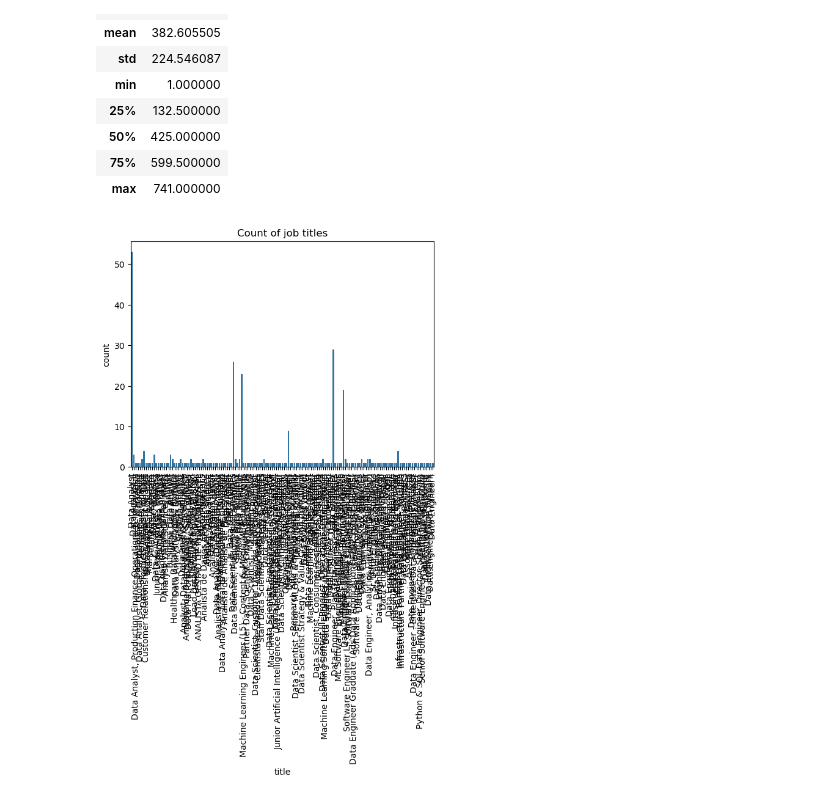
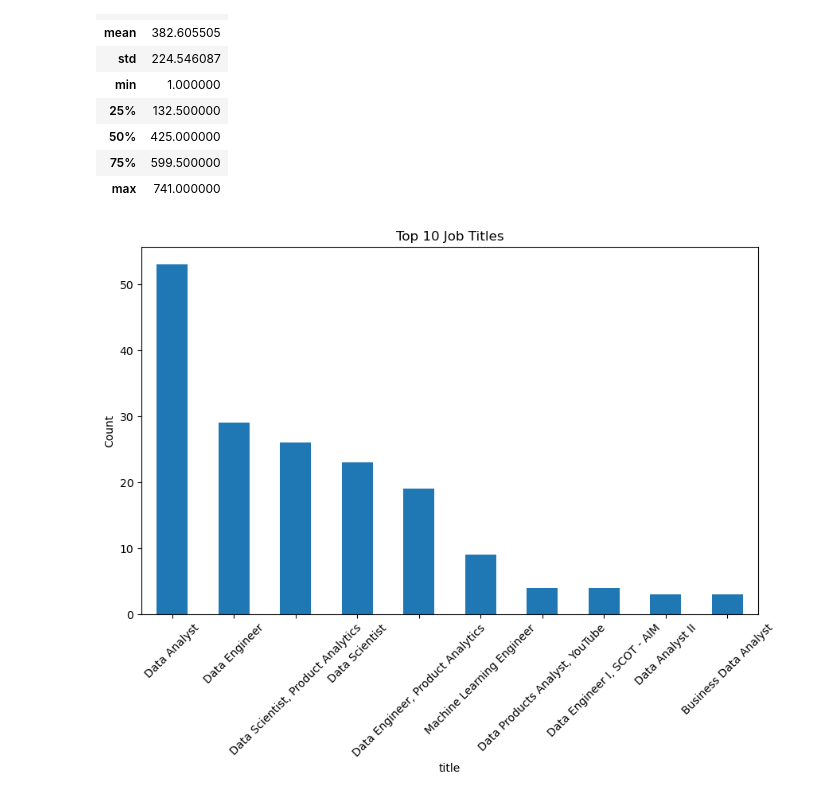
Before and after one commit to kxrrym03/LinkedIn-Data-Jobs, a Jupyter notebook: LinkedIn Data Jobs Analysis.ipynb, the cells around one changed output. Cells and saved outputs as stored; diff of their text form; code cells hidden in the pictures.

```diff
--- a/LinkedIn Data Jobs Analysis.ipynb
+++ b/LinkedIn Data Jobs Analysis.ipynb
@@ -72,8 +72,14 @@ data.describe()
 | 75% | 599.500000 |
 | max | 741.000000 |
 # %%
-sns.countplot(data=data, x='title')
-plt.title('Count of job titles')
-plt.xticks(rot
+import matplotlib.pyplot as plt
+import seaborn as sns
+
+plt.figure(figsize=(10,6))
+data['title'].value_counts().nlargest(10).plot(kind='bar')
+plt.title("Top 10 Job Titles")
+plt.ylabel("Count")
+plt.xticks(rotation=45)
+plt.show()
 # %% [output]
-[figure, old version]
+[figure, new version]
```
Also changed, not shown: parts of 1 cell of this notebook.
